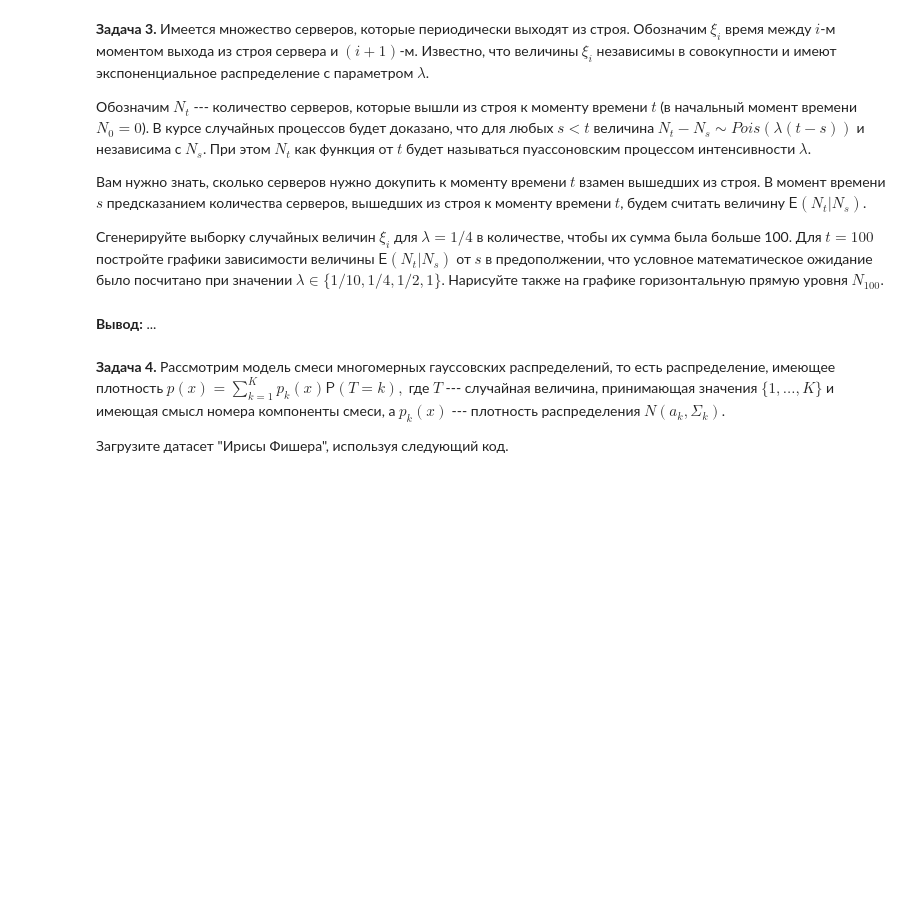
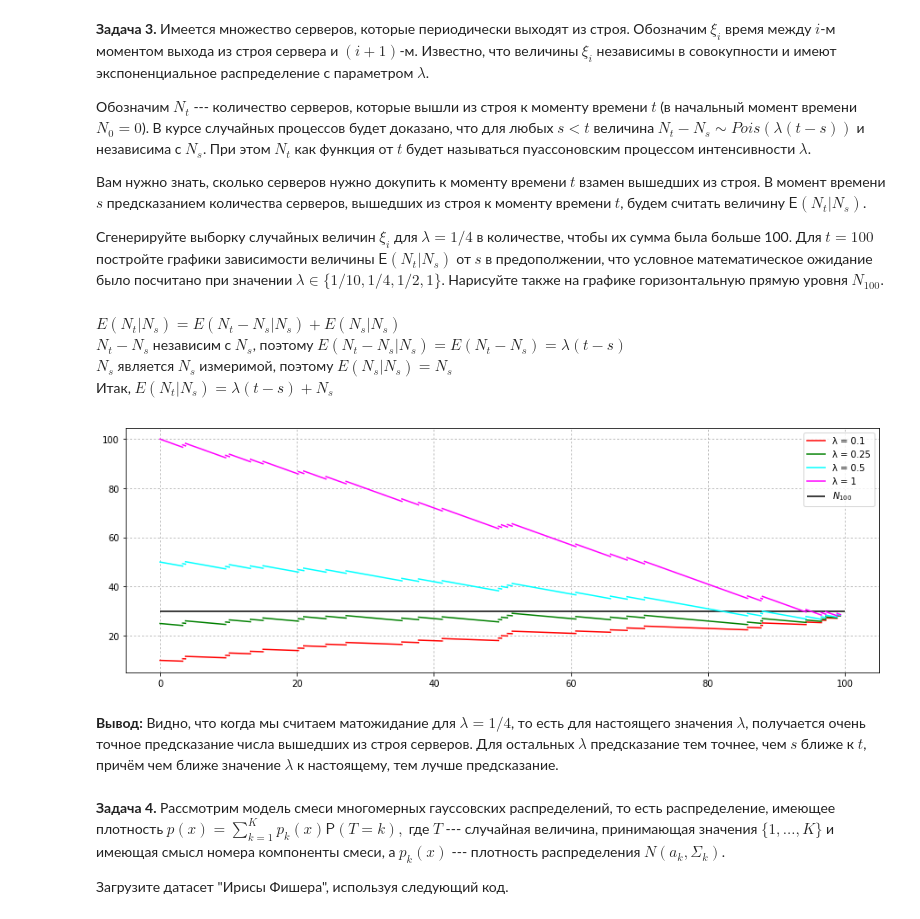
Before and after one commit to heorhii-bolotov/MIPT-Statistics, a Jupyter notebook: 3/3.30.ipynb, the cells around one changed output. Saved outputs shown, nothing was run; the diff lists cells and outputs as text; code cells hidden in the pictures; blank space fills up the shorter version.

```diff
--- a/3/3.30.ipynb
+++ b/3/3.30.ipynb
@@ -99,8 +116,38 @@ draw(lambda x: x * x, '\\xi^2')
 
 Сгенерируйте выборку случайных величин $\xi_i$ для $\lambda = 1/4$ в количестве, чтобы их сумма была больше 100.
 Для $t=100$ постройте графики зависимости величины $\mathsf{E}( N_t | N_s)$ от $s$ в предополжении, что условное математическое ожидание было посчитано при значении $\lambda \in \{1/10, 1/4, 1/2, 1\}$. Нарисуйте также на графике горизонтальную прямую уровня $N_{100}$.
-# %% [markdown]
-**Вывод:** ...
+# %% [markdown]
+$E(N_t|N_s) = E(N_t-N_s|N_s) + E(N_s|N_s)$
+$N_t-N_s$ независим с $N_s$, поэтому $E(N_t-N_s|N_s) = E(N_t-N_s) = λ(t-s)$
+$N_s$ является $N_s$ измеримой, поэтому $E(N_s|N_s) = N_s$
+Итак, $E(N_t|N_s) = λ(t-s) + N_s$
+# %%
+# чтобы сумма была больше ста, нужна взять чуть больше 25 штук
+# для простоты возьмём 100
+ξs = sps.expon(scale=4).rvs(size=100)
+assert ξs.sum() > 100
+
+t = 100
+plt.figure(figsize=(15, 5))
+for λ, color in [(1 / 10, 'red'), (1 / 4, 'green'), (1 / 2, 'cyan'), (1, 'magenta')]:
+    for n_s in range(len(ξs)):
+        s = ξs[:n_s].sum()
+        if s + ξs[n_s] > t:
+            break
+        x1 = s
+        x2 = s + ξs[n_s]
+        y1 = λ * (t - x1) + n_s
+        y2 = λ * (t - x2) + n_s
+        plt.plot([x1, x2], [y1, y2], color=color, label='λ = {}'.format(λ) if n_s == 0 else '')
+n_100 = min([n for n in range(len(ξs)) if ξs[:n].sum() >= t])
+plt.hlines(n_100, 0, t, label='$N_{100}$')
+plt.legend()
+plt.grid(ls=':')
+plt.show()
+# %% [output]
+[figure, added]
+# %% [markdown]
+**Вывод:** Видно, что когда мы считаем матожидание для $λ=1/4$, то есть для настоящего значения $λ$, получается очень точное предсказание числа вышедших из строя серверов. Для остальных $λ$ предсказание тем точнее, чем $s$ ближе к $t$, причём чем ближе значение $λ$ к настоящему, тем лучше предсказание.
 # %% [markdown]
 **Задача 4.**
 Рассмотрим модель смеси многомерных гауссовских распределений, то есть распределение, имеющее плотность $p(x) = \sum\limits_{k=1}^K p_k(x) \mathsf{P}(T = k),$ где $T$ --- случайная величина, принимающая значения $\{1, ..., K\}$ и имеющая смысл номера компоненты смеси, а $p_k(x)$ --- плотность распределения $N(a_k, \Sigma_k)$.
```
Also changed, not shown: parts of 16 cells of this notebook, 5 other files.
